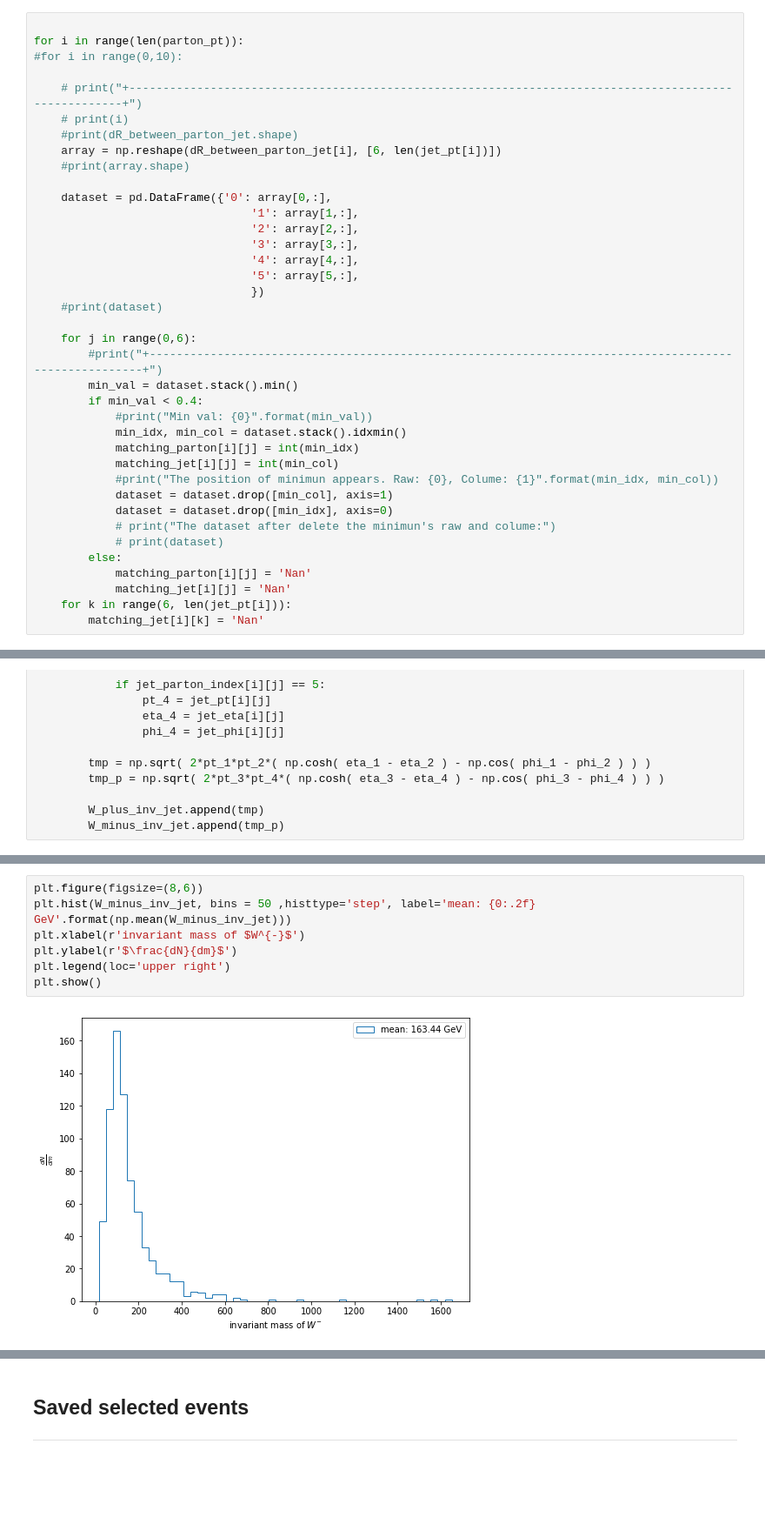
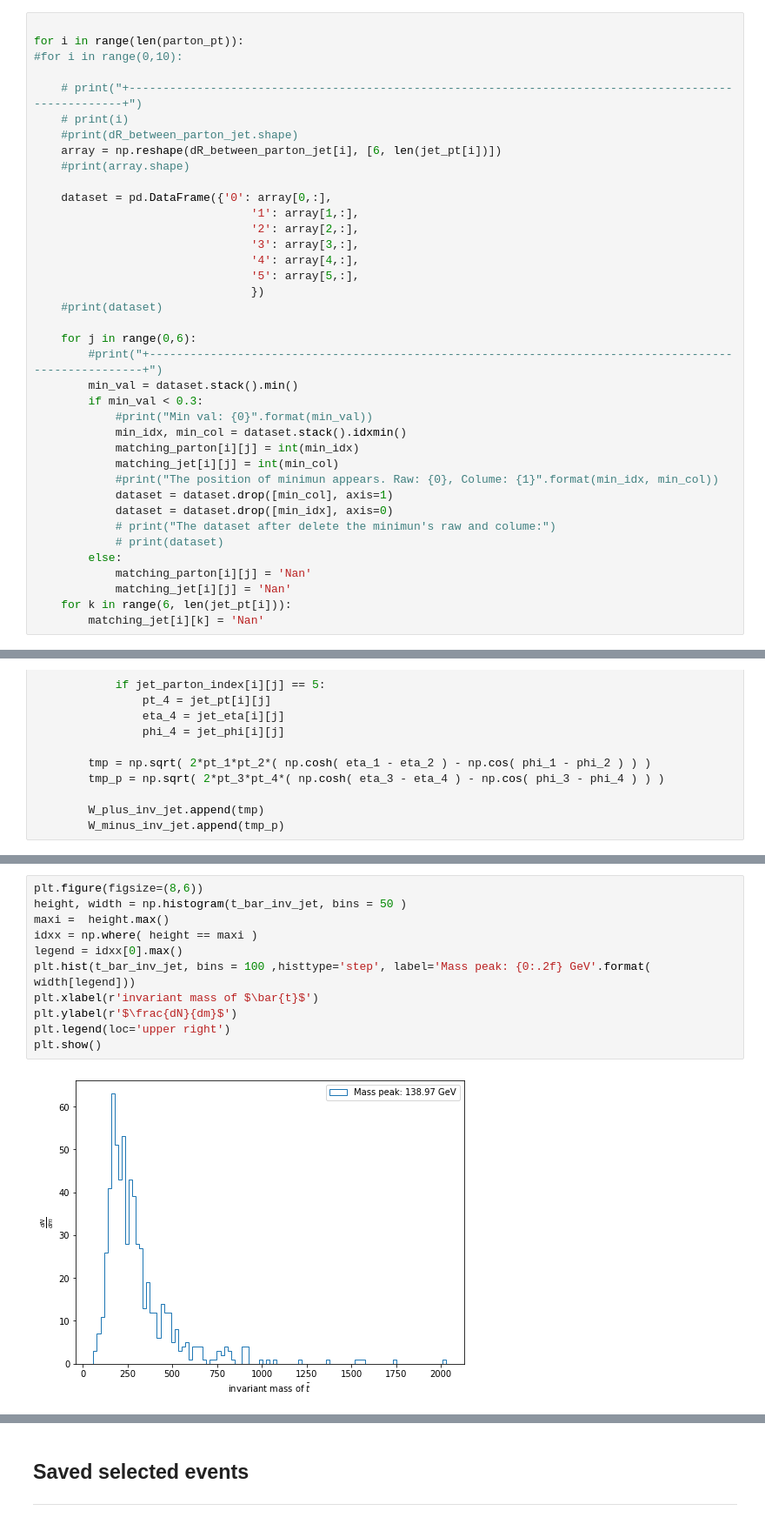
Before and after one commit to mfenton0/HEP-jet-assignment, a Jupyter notebook: analysis_script/parse_uproot_S1_sch.ipynb, the cells around one changed output, grey strips where cells are left out. Shown at 87% size. Cells and saved outputs as stored; diff of their text form; blank space fills up the shorter version.

```diff
--- a/analysis_script/parse_uproot_S1_sch.ipynb
+++ b/analysis_script/parse_uproot_S1_sch.ipynb
@@ -411,7 +411,7 @@ for i in range(len(parton_pt)):
     for j in range(0,6):
         #print("+------------------------------------------------------------------------------------------------------+")
         min_val = dataset.stack().min()
-        if min_val < 0.4:
+        if min_val < 0.3:
             #print("Min val: {0}".format(min_val))
             min_idx, min_col = dataset.stack().idxmin()
             matching_parton[i][j] = int(min_idx)
@@ -627,9 +827,13 @@ plt.show()
 # %%
 plt.figure(figsize=(8,6))
-plt.hist(W_minus_inv_jet, bins = 50 ,histtype='step', label='mean: {0:.2f} GeV'.format(np.mean(W_minus_inv_jet)))
-plt.xlabel(r'invariant mass of $W^{-}$')
+height, width = np.histogram(t_bar_inv_jet, bins = 50 )
+maxi =  height.max()
+idxx = np.where( height == maxi )
+legend = idxx[0].max()
+plt.hist(t_bar_inv_jet, bins = 100 ,histtype='step', label='Mass peak: {0:.2f} GeV'.format( width[legend]))
+plt.xlabel(r'invariant mass of $\bar{t}$')
 plt.ylabel(r'$\frac{dN}{dm}$')
 plt.legend(loc='upper right')
 plt.show()
 # %% [output]
-[figure, old version]
+[figure, new version]
```
Also changed, not shown: parts of 30 cells of this notebook, 1 other file.
